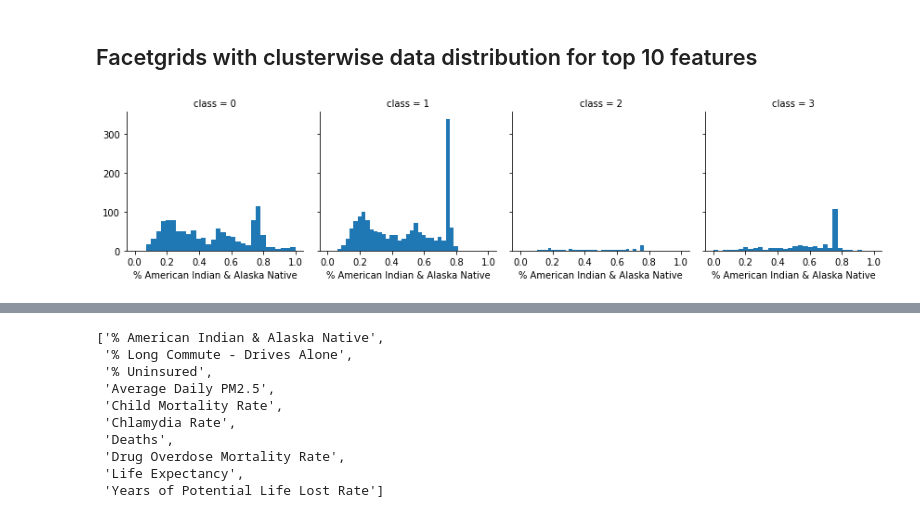
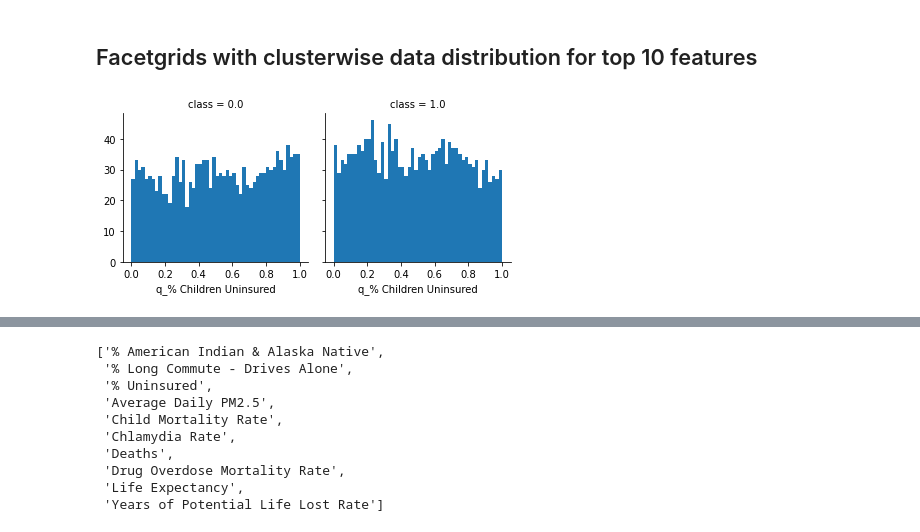
Before and after one commit to community-insight-impact/community_clustering, a Jupyter notebook: Clustering Notebooks/Feature_importance.ipynb, the cells around one changed output, grey strips where cells are left out. Saved outputs shown, nothing was run; the diff lists cells and outputs as text; code cells hidden in the pictures.

Commit message:
updated plots

```diff
--- a/Clustering Notebooks/Feature_importance.ipynb
+++ b/Clustering Notebooks/Feature_importance.ipynb
@@ -18,7 +18,7 @@ import warnings
 warnings.simplefilter(action='ignore')
 # %%
 
-c4=pd.read_csv("../data/4_cluster(non_normalized data).csv").drop("Unnamed: 0",axis=1).dropna()
+c4=pd.read_csv("../data/q2_cluster.csv").drop("Unnamed: 0",axis=1).dropna()
 # %% [markdown]
 # Clusters = 4
 # %%
@@ -330,5 +212,5 @@ Average Daily PM2.5
 # %%
-Feature_data=pd.DataFrame(columns=['all','c41','c42','c43','c44'])
+Feature_data=pd.DataFrame(columns=['all','c41','c42'])
 # %%
 # Top 10 features making contributing towards n=4 clusters case
 Feature_data['all']=(c4_top_features)
@@ -339,12 +221,12 @@ Feature_data['c41']=c4_1_top_features
 # Top 10 features making contributing towards 2nd cluster
 Feature_data['c42']=c4_2_top_features
 
-# Top 10 features making contributing towards 3rd cluster
-Feature_data['c43']=c4_3_top_features
+# # Top 10 features making contributing towards 3rd cluster
+# Feature_data['c43']=c4_3_top_features
 
 
-# Top 10 features making contributing towards 4th cluster
-Feature_data['c44']=c4_4_top_features
+# # Top 10 features making contributing towards 4th cluster
+# Feature_data['c44']=c4_4_top_features
 # %%
 Feature_data
 # %% [output]
@@ -397,10 +291,13 @@ X_new['class']=c4['class']
 # %% [markdown]
 ## Facetgrids with clusterwise data distribution for top 10 features
+# %%
+new_df=c4[columns]
+new_df['class']=c4['class']
 # %%
 #https://www.kaggle.com/sabanasimbutt/clustering-visualization-of-clusters-using-pca
 
-for features in X_new:
-    grid= sns.FacetGrid(X_new, col='class')
-    grid.map(plt.hist, features,bins=30)
+for features in new_df:
+    grid= sns.FacetGrid(new_df, col='class')
+    grid.map(plt.hist, features,bins=50)
 # %% [output]
-[figure, old version]
+[figure, new version]
```
Also changed, not shown: parts of 21 cells of this notebook, 3 other files.
